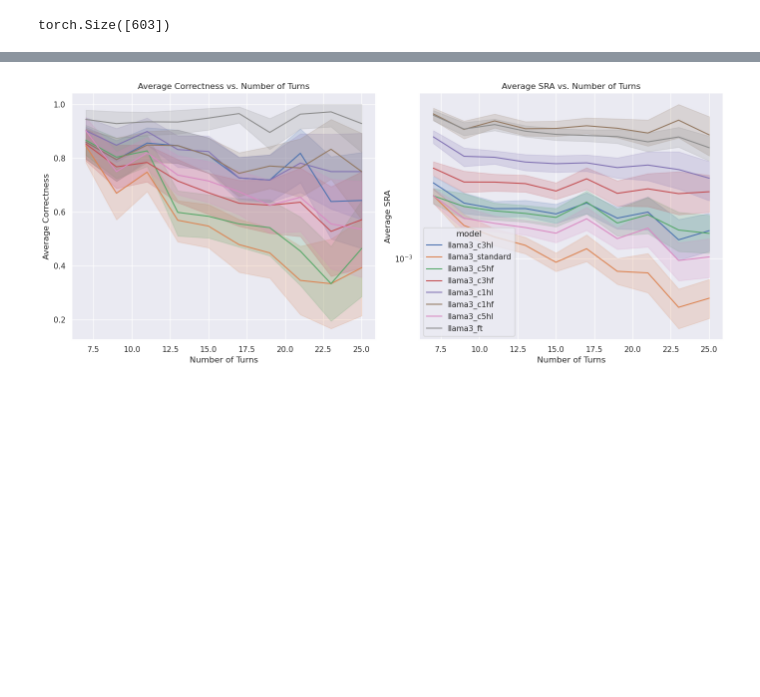
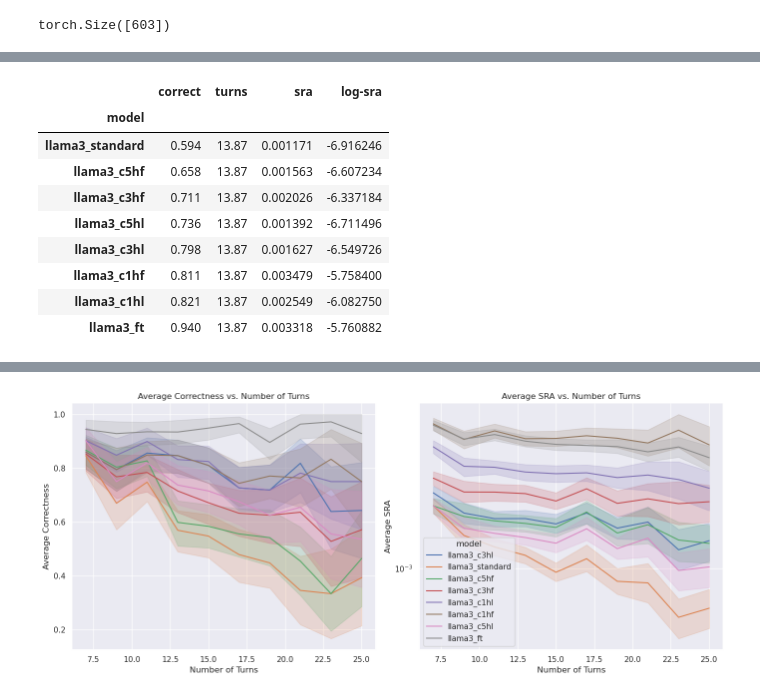
Before and after one commit to navidmdn/ESConv-SRA, a Jupyter notebook: training/evaluation.ipynb, the cells around one changed output, grey strips where cells are left out. Cells and saved outputs as stored; diff of their text form; code cells hidden in the pictures; blank space fills up the shorter version.

```diff
--- a/training/evaluation.ipynb
+++ b/training/evaluation.ipynb
@@ -142 +142,15 @@ no of instances: 1000
 8000 rows × 4 columns
+# %%
+df['log-sra'] = np.log(df['sra'])
+df.groupby(['model']).mean(['log-sra', 'correct']).sort_values(by=['correct'])
+# %% [output]
+|  | correct | turns | sra | log-sra |
+| model |  |  |  |  |
+| llama3_standard | 0.594 | 13.87 | 0.001171 | -6.916246 |
+| llama3_c5hf | 0.658 | 13.87 | 0.001563 | -6.607234 |
+| llama3_c3hf | 0.711 | 13.87 | 0.002026 | -6.337184 |
+| llama3_c5hl | 0.736 | 13.87 | 0.001392 | -6.711496 |
+| llama3_c3hl | 0.798 | 13.87 | 0.001627 | -6.549726 |
+| llama3_c1hf | 0.811 | 13.87 | 0.003479 | -5.758400 |
+| llama3_c1hl | 0.821 | 13.87 | 0.002549 | -6.082750 |
+| llama3_ft | 0.940 | 13.87 | 0.003318 | -5.760882 |
```
Also changed, not shown: parts of 4 cells of this notebook, 2 other files.
